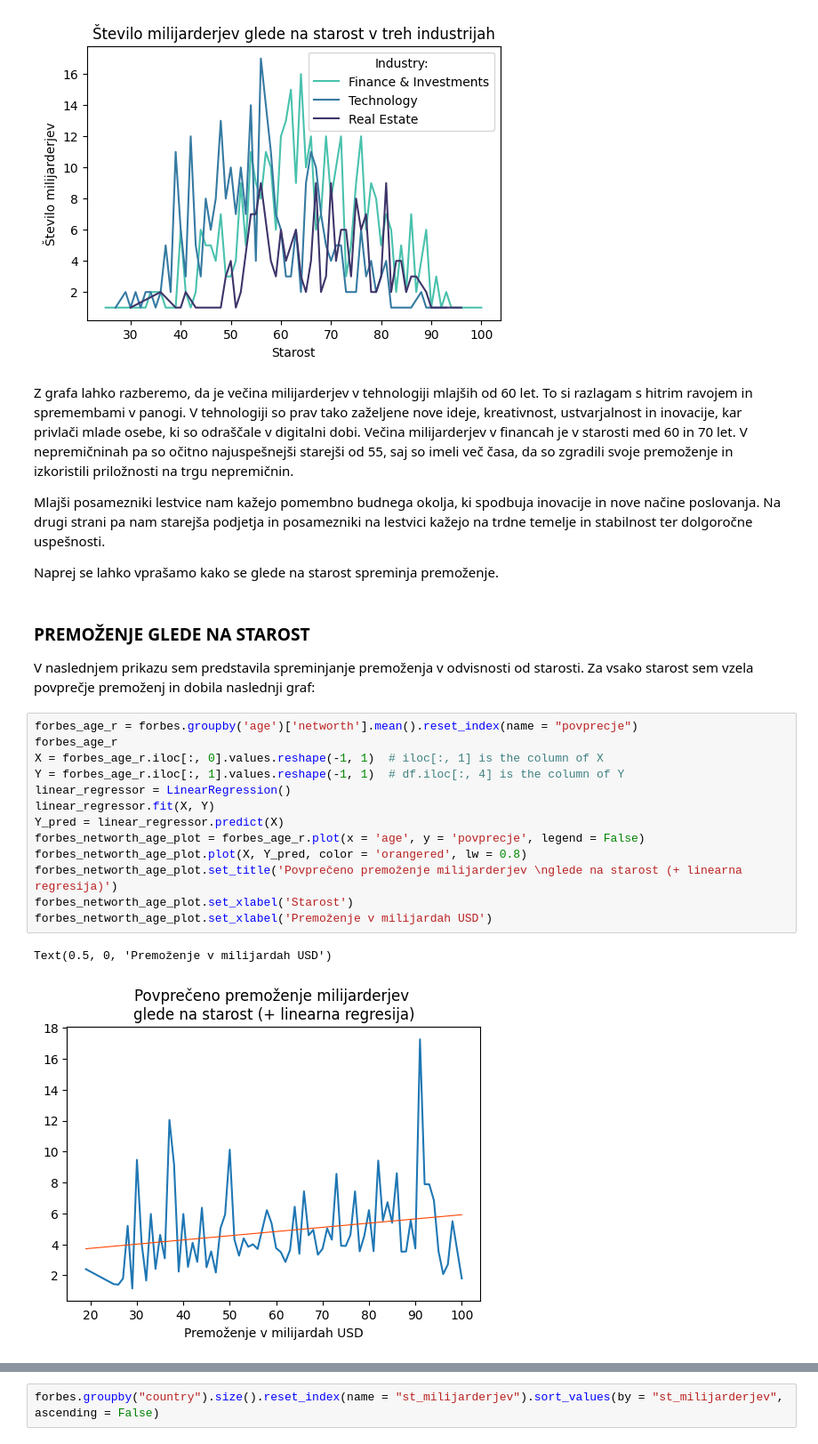
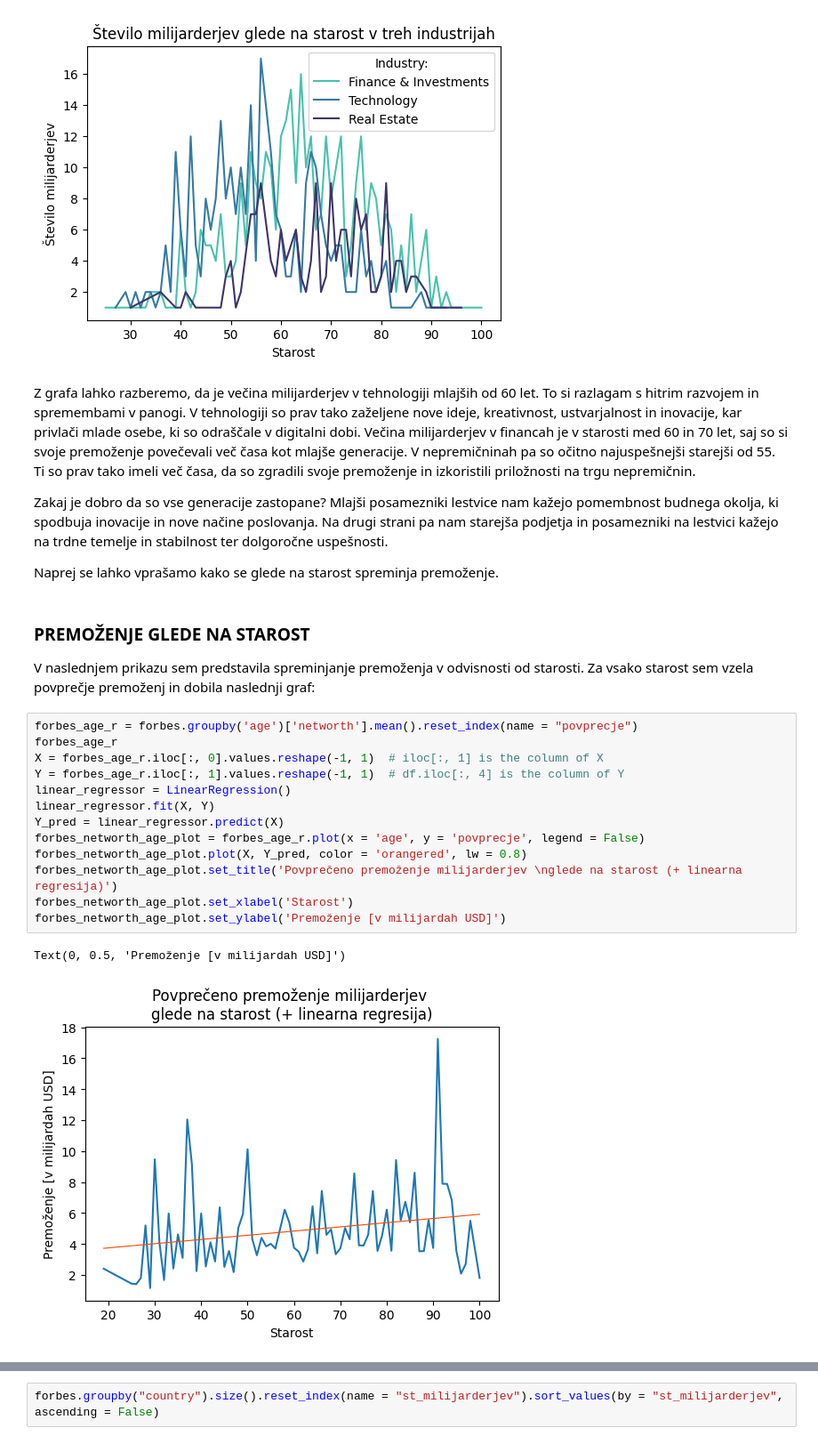
Before and after one commit to karolina-sa/Forbes-list-PROG1-projekt, a Jupyter notebook: analiza_Forbes_list.ipynb, the cells around one changed output, grey strips where cells are left out. Shown at 89% size. Drawn from its saved outputs; the diff is of its cells as text.

```diff
--- a/analiza_Forbes_list.ipynb
+++ b/analiza_Forbes_list.ipynb
@@ -124,9 +127,9 @@ plt.legend(title='Industry:')
 <matplotlib.legend.Legend at 0x...>
 [figure]
 # %% [markdown]
-Z grafa lahko razberemo, da je večina milijarderjev v tehnologiji mlajših od 60 let. To si razlagam s hitrim ravojem in spremembami v panogi. V tehnologiji so prav tako zaželjene nove ideje, kreativnost, ustvarjalnost in inovacije, kar privlači mlade osebe, ki so odraščale v digitalni dobi. Večina milijarderjev v financah je v starosti med 60 in 70 let. V nepremičninah pa so očitno najuspešnejši starejši od 55, saj so imeli več časa, da so zgradili svoje premoženje in izkoristili priložnosti na trgu nepremičnin.
+Z grafa lahko razberemo, da je večina milijarderjev v tehnologiji mlajših od 60 let. To si razlagam s hitrim razvojem in spremembami v panogi. V tehnologiji so prav tako zaželjene nove ideje, kreativnost, ustvarjalnost in inovacije, kar privlači mlade osebe, ki so odraščale v digitalni dobi. Večina milijarderjev v financah je v starosti med 60 in 70 let, saj so si svoje premoženje povečevali več časa kot mlajše generacije. V nepremičninah pa so očitno najuspešnejši starejši od 55. Ti so prav tako imeli več časa, da so zgradili svoje premoženje in izkoristili priložnosti na trgu nepremičnin.
 
-Mlajši posamezniki lestvice nam kažejo pomembno budnega okolja, ki spodbuja inovacije in nove načine poslovanja. Na drugi strani pa nam starejša podjetja in posamezniki na lestvici kažejo na trdne temelje in stabilnost ter dolgoročne uspešnosti.
+Zakaj je dobro da so vse generacije zastopane? Mlajši posamezniki lestvice nam kažejo pomembnost budnega okolja, ki spodbuja inovacije in nove načine poslovanja. Na drugi strani pa nam starejša podjetja in posamezniki na lestvici kažejo na trdne temelje in stabilnost ter dolgoročne uspešnosti.
 
 Naprej se lahko vprašamo kako se glede na starost spreminja premoženje.
 # %% [markdown]
@@ -136,17 +139,17 @@ V naslednjem prikazu sem predstavila spreminjanje premoženja v odvisnosti od st
 # %%
 forbes_age_r = forbes.groupby('age')['networth'].mean().reset_index(name = "povprecje")
 forbes_age_r
 X = forbes_age_r.iloc[:, 0].values.reshape(-1, 1)  # iloc[:, 1] is the column of X
 Y = forbes_age_r.iloc[:, 1].values.reshape(-1, 1)  # df.iloc[:, 4] is the column of Y
 linear_regressor = LinearRegression()
 linear_regressor.fit(X, Y)
 Y_pred = linear_regressor.predict(X)
 forbes_networth_age_plot = forbes_age_r.plot(x = 'age', y = 'povprecje', legend = False)
 forbes_networth_age_plot.plot(X, Y_pred, color = 'orangered', lw = 0.8)
 forbes_networth_age_plot.set_title('Povprečeno premoženje milijarderjev \nglede na starost (+ linearna regresija)')
 forbes_networth_age_plot.set_xlabel('Starost')
-forbes_networth_age_plot.set_xlabel('Premoženje v milijardah USD')
+forbes_networth_age_plot.set_ylabel('Premoženje [v milijardah USD]')
 # %% [output]
-Text(0.5, 0, 'Premoženje v milijardah USD')
+Text(0, 0.5, 'Premoženje [v milijardah USD]')
-[figure, old version]
+[figure, new version]
 # %% [markdown]
```
Also changed, not shown: parts of 23 cells of this notebook, 1 other file.
